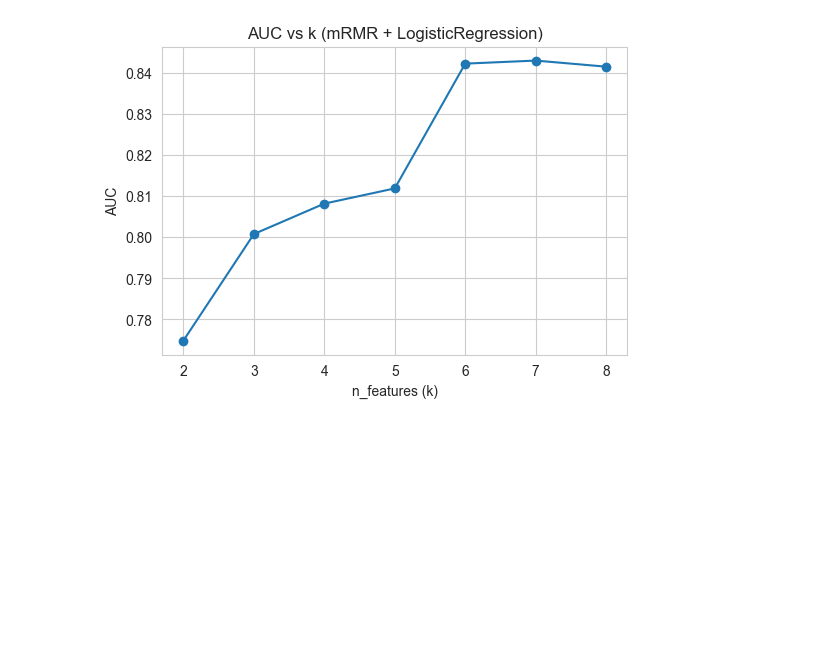
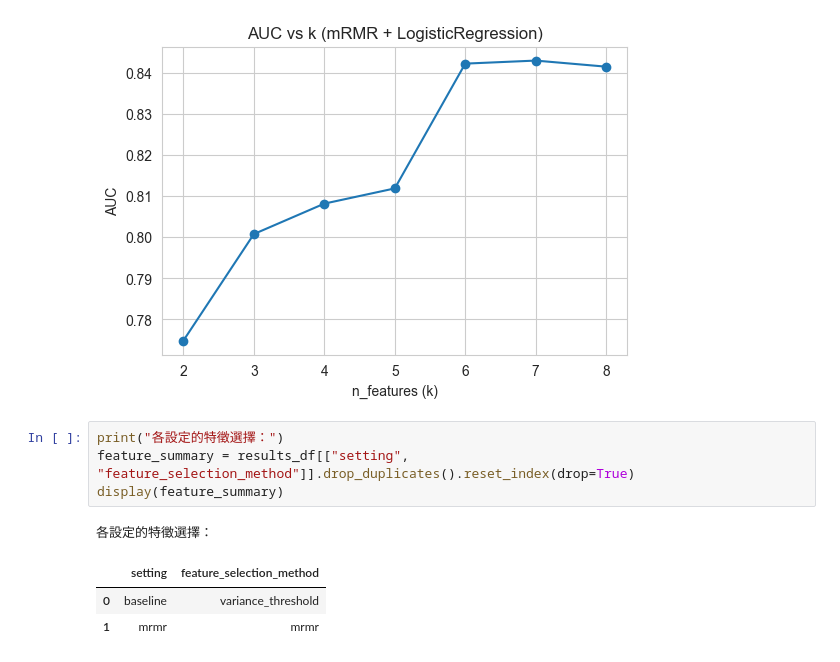
Before and after one commit to wayne20040502/autoML2.0_FinalProject, a Jupyter notebook: notebooks/pima_mrmr_experiment.ipynb, the cells around one changed output. Cells and saved outputs as stored; diff of their text form; blank space fills up the shorter version.

```diff
--- a/notebooks/pima_mrmr_experiment.ipynb
+++ b/notebooks/pima_mrmr_experiment.ipynb
@@ -687,3 +684,12 @@ k=8  AUC=0.8415  features=['Glucose', 'SkinThickness', 'Pregnancies', 'BloodPres
 
 掃描結果：
 [figure]
+# %%
+print("各設定的特徵選擇：")
+feature_summary = results_df[["setting", "feature_selection_method"]].drop_duplicates().reset_index(drop=True)
+display(feature_summary)
+# %% [output]
+各設定的特徵選擇：
+|  | setting | feature_selection_method |
+| 0 | baseline | variance_threshold |
+| 1 | mrmr | mrmr |
```
Also changed, not shown: parts of 4 cells of this notebook.
